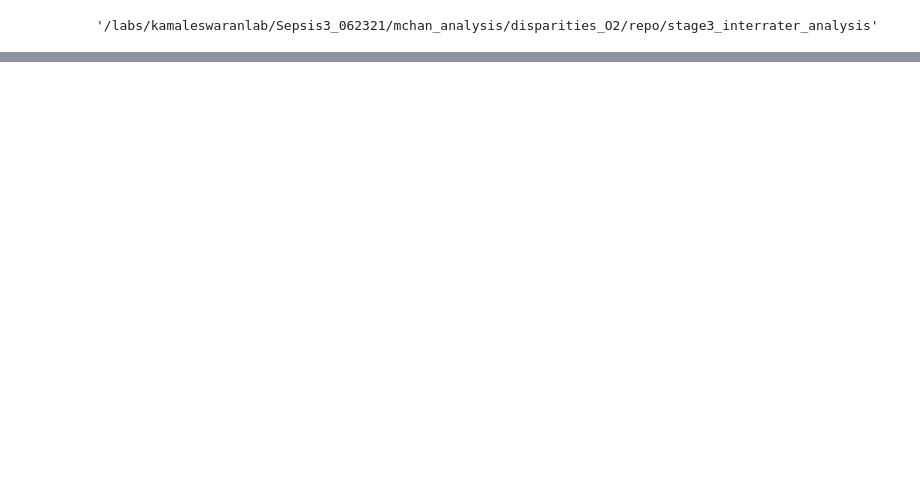
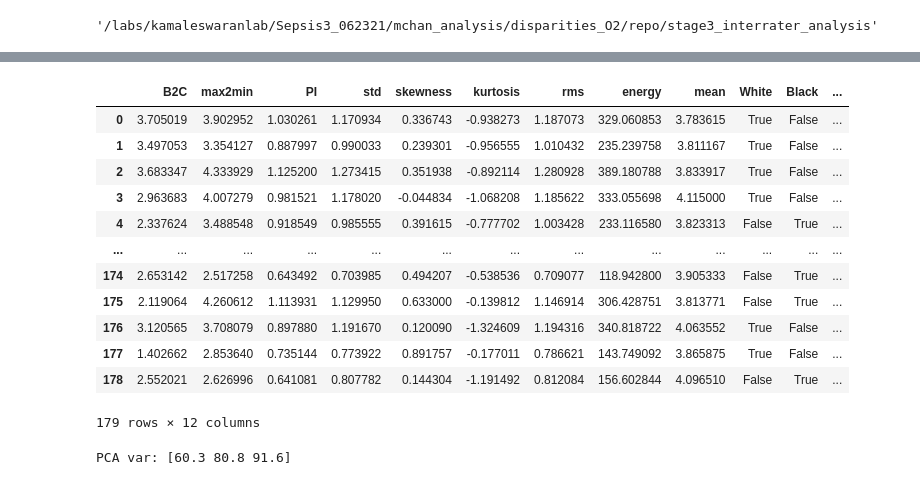
Before and after one commit to chanmi168/Occult-Hypoxemia-Analysis, a Jupyter notebook: stage3_interrater_analysis/interrater_analysis.ipynb, the cells around one changed output, grey strips where cells are left out. Cells and saved outputs as stored; diff of their text form; code cells hidden in the pictures; blank space fills up the shorter version.

```diff
--- a/stage3_interrater_analysis/interrater_analysis.ipynb
+++ b/stage3_interrater_analysis/interrater_analysis.ipynb
@@ -176,0 +73,2 @@ working on bed ID:  A130-0519156171
+# %%
+df_demographic_processed = pd.read_csv(outputdir+'df_demographic_processed.csv.gz')
@@ -557,0 +88,18 @@ df_demographic_processed
+# %%
+X = df_demographic_processed[['B2C', 'max2min', 'PI', 'std', 'skewness', 'kurtosis', 'rms', 'energy', 'mean', 'White', 'Black', 'Race String']].copy()
+# %%
+X
+# %% [output]
+|  | B2C | max2min | PI | std | skewness | kurtosis | rms | energy | mean | White | Black | ... |
+| 0 | 3.705019 | 3.902952 | 1.030261 | 1.170934 | 0.336743 | -0.938273 | 1.187073 | 329.060853 | 3.783615 | True | False | ... |
+| 1 | 3.497053 | 3.354127 | 0.887997 | 0.990033 | 0.239301 | -0.956555 | 1.010432 | 235.239758 | 3.811167 | True | False | ... |
+| 2 | 3.683347 | 4.333929 | 1.125200 | 1.273415 | 0.351938 | -0.892114 | 1.280928 | 389.180788 | 3.833917 | True | False | ... |
+| 3 | 2.963683 | 4.007279 | 0.981521 | 1.178020 | -0.044834 | -1.068208 | 1.185622 | 333.055698 | 4.115000 | True | False | ... |
+| 4 | 2.337624 | 3.488548 | 0.918549 | 0.985555 | 0.391615 | -0.777702 | 1.003428 | 233.116580 | 3.823313 | False | True | ... |
+| ... | ... | ... | ... | ... | ... | ... | ... | ... | ... | ... | ... | ... |
+| 174 | 2.653142 | 2.517258 | 0.643492 | 0.703985 | 0.494207 | -0.538536 | 0.709077 | 118.942800 | 3.905333 | False | True | ... |
+| 175 | 2.119064 | 4.260612 | 1.113931 | 1.129950 | 0.633000 | -0.139812 | 1.146914 | 306.428751 | 3.813771 | False | True | ... |
+| 176 | 3.120565 | 3.708079 | 0.897880 | 1.191670 | 0.120090 | -1.324609 | 1.194316 | 340.818722 | 4.063552 | True | False | ... |
+| 177 | 1.402662 | 2.853640 | 0.735144 | 0.773922 | 0.891757 | -0.177011 | 0.786621 | 143.749092 | 3.865875 | True | False | ... |
+| 178 | 2.552021 | 2.626996 | 0.641081 | 0.807782 | 0.144304 | -1.191492 | 0.812084 | 156.602844 | 4.096510 | False | True | ... |
+179 rows × 12 columns
@@ -557,0 +111,6 @@ df_demographic_processed
+# %%
+var_pca = np.cumsum(np.round(pca_features.explained_variance_ratio_, decimals=3)*100)
+print('PCA var:', var_pca)
+explained_var = var_pca[1]
+# %% [output]
+PCA var: [60.3 80.8 91.6]
```
Also changed, not shown: parts of 41 cells of this notebook, 1 other file.
